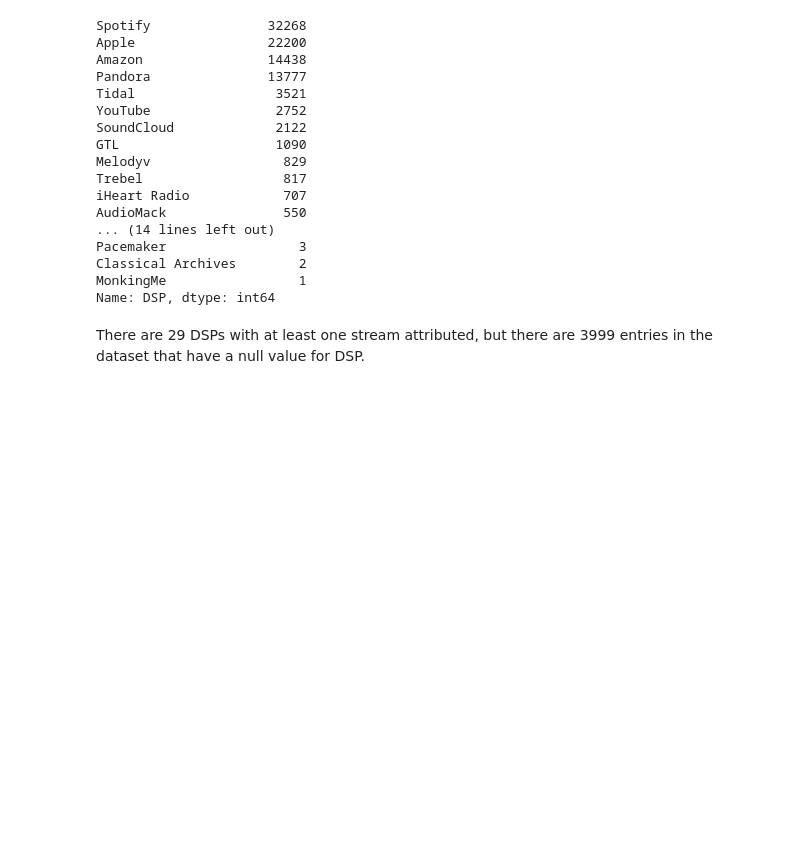
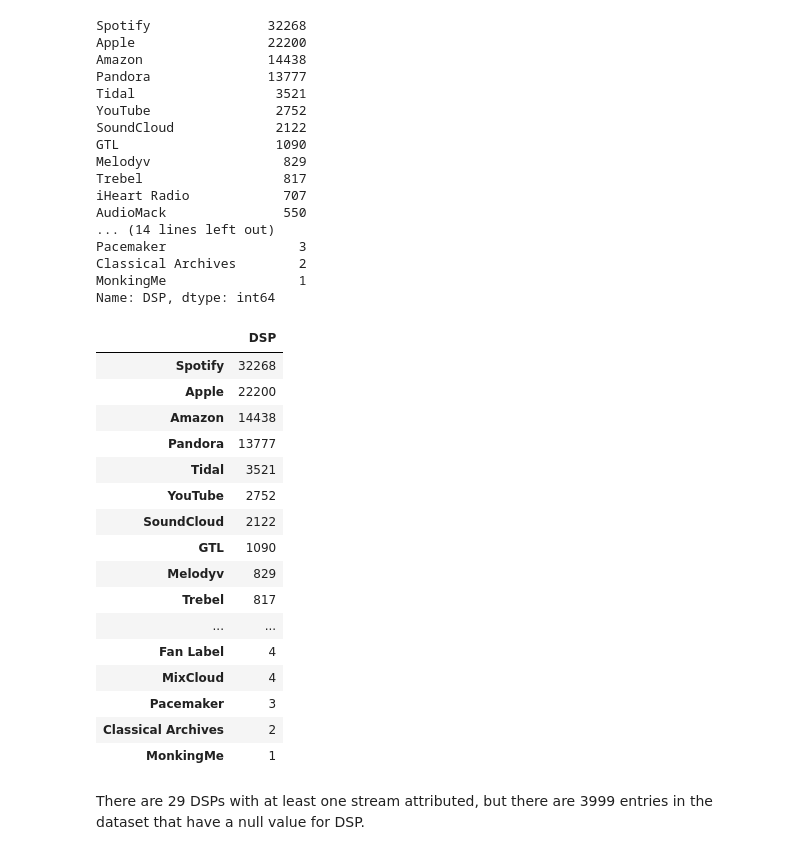
Before and after one commit to LJRollerII/mlc-project-napster, a Jupyter notebook: notebook/mlc_dsp.ipynb, the cells around one changed output. Cells and saved outputs as stored; diff of their text form; code cells hidden in the pictures; blank space fills up the shorter version.

```diff
--- a/notebook/mlc_dsp.ipynb
+++ b/notebook/mlc_dsp.ipynb
@@ -104,6 +104,26 @@ Pacemaker                 3
 Classical Archives        2
 MonkingMe                 1
 Name: DSP, dtype: int64
+# %%
+pd.DataFrame(mlc['DSP'].value_counts())
+# %% [output]
+|  | DSP |
+| Spotify | 32268 |
+| Apple | 22200 |
+| Amazon | 14438 |
+| Pandora | 13777 |
+| Tidal | 3521 |
+| YouTube | 2752 |
+| SoundCloud | 2122 |
+| GTL | 1090 |
+| Melodyv | 829 |
+| Trebel | 817 |
+| ... | ... |
+| Fan Label | 4 |
+| MixCloud | 4 |
+| Pacemaker | 3 |
+| Classical Archives | 2 |
+| MonkingMe | 1 |
 # %% [markdown]
 There are 29 DSPs with at least one stream attributed, but there are 3999 entries in the dataset that have a null value for DSP.
 # %% [markdown]
```
Also changed, not shown: parts of 7 cells of this notebook.
